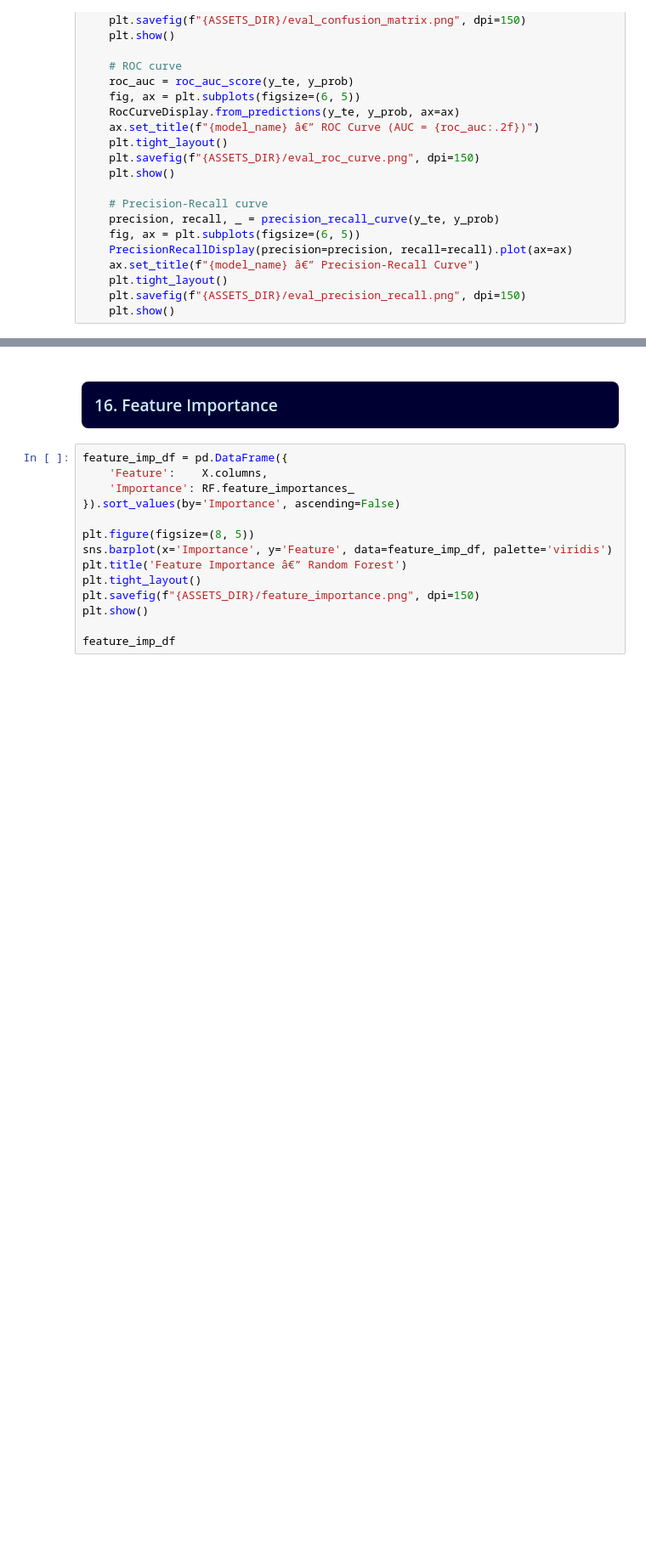
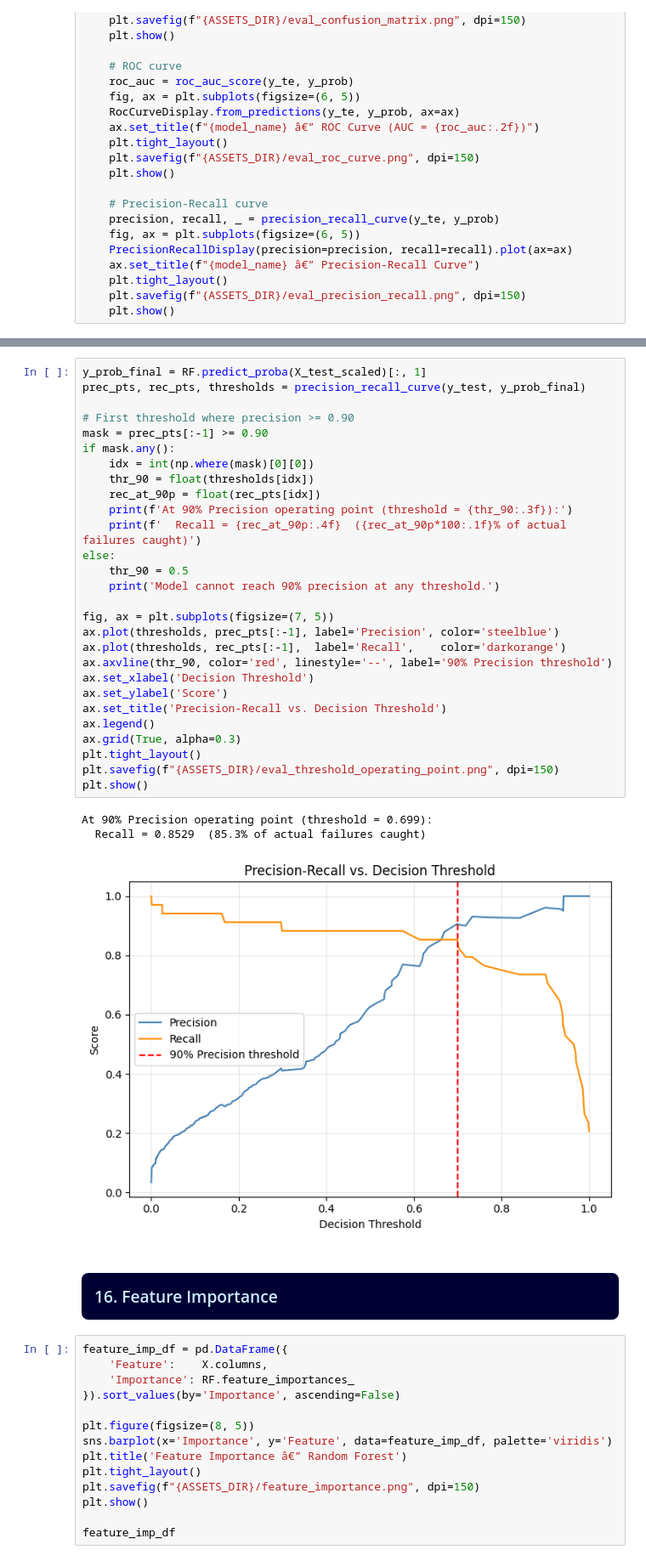
Before and after one commit to bodelain/proactive-maintenance, a Jupyter notebook: notebook/proactive-maintenance.ipynb, the cells around one changed output, grey strips where cells are left out. Shown at 85% size. Saved outputs shown, nothing was run; the diff lists cells and outputs as text; blank space fills up the shorter version.

```diff
--- a/notebook/proactive-maintenance.ipynb
+++ b/notebook/proactive-maintenance.ipynb
@@ -615,3 +732,35 @@ weighted avg       0.99      0.98      0.98      1000
+# %%
+y_prob_final = RF.predict_proba(X_test_scaled)[:, 1]
+prec_pts, rec_pts, thresholds = precision_recall_curve(y_test, y_prob_final)
+
+# First threshold where precision >= 0.90
+mask = prec_pts[:-1] >= 0.90
+if mask.any():
+    idx = int(np.where(mask)[0][0])
+    thr_90 = float(thresholds[idx])
+    rec_at_90p = float(rec_pts[idx])
+    print(f'At 90% Precision operating point (threshold = {thr_90:.3f}):')
+    print(f'  Recall = {rec_at_90p:.4f}  ({rec_at_90p*100:.1f}% of actual failures caught)')
+else:
+    thr_90 = 0.5
+    print('Model cannot reach 90% precision at any threshold.')
+
+fig, ax = plt.subplots(figsize=(7, 5))
+ax.plot(thresholds, prec_pts[:-1], label='Precision', color='steelblue')
+ax.plot(thresholds, rec_pts[:-1],  label='Recall',    color='darkorange')
+ax.axvline(thr_90, color='red', linestyle='--', label='90% Precision threshold')
+ax.set_xlabel('Decision Threshold')
+ax.set_ylabel('Score')
+ax.set_title('Precision-Recall vs. Decision Threshold')
+ax.legend()
+ax.grid(True, alpha=0.3)
+plt.tight_layout()
+plt.savefig(f"{ASSETS_DIR}/eval_threshold_operating_point.png", dpi=150)
+plt.show()
+# %% [output]
+At 90% Precision operating point (threshold = 0.699):
+  Recall = 0.8529  (85.3% of actual failures caught)
+[figure, added]
 # %% [markdown]
 <h3 style="background-color:#000033;padding:15px;font:bold 24px arial;color:#ccebff;border-radius:8px">
 16. Feature Importance
```
Also changed, not shown: parts of 22 cells of this notebook, 8 other files.
